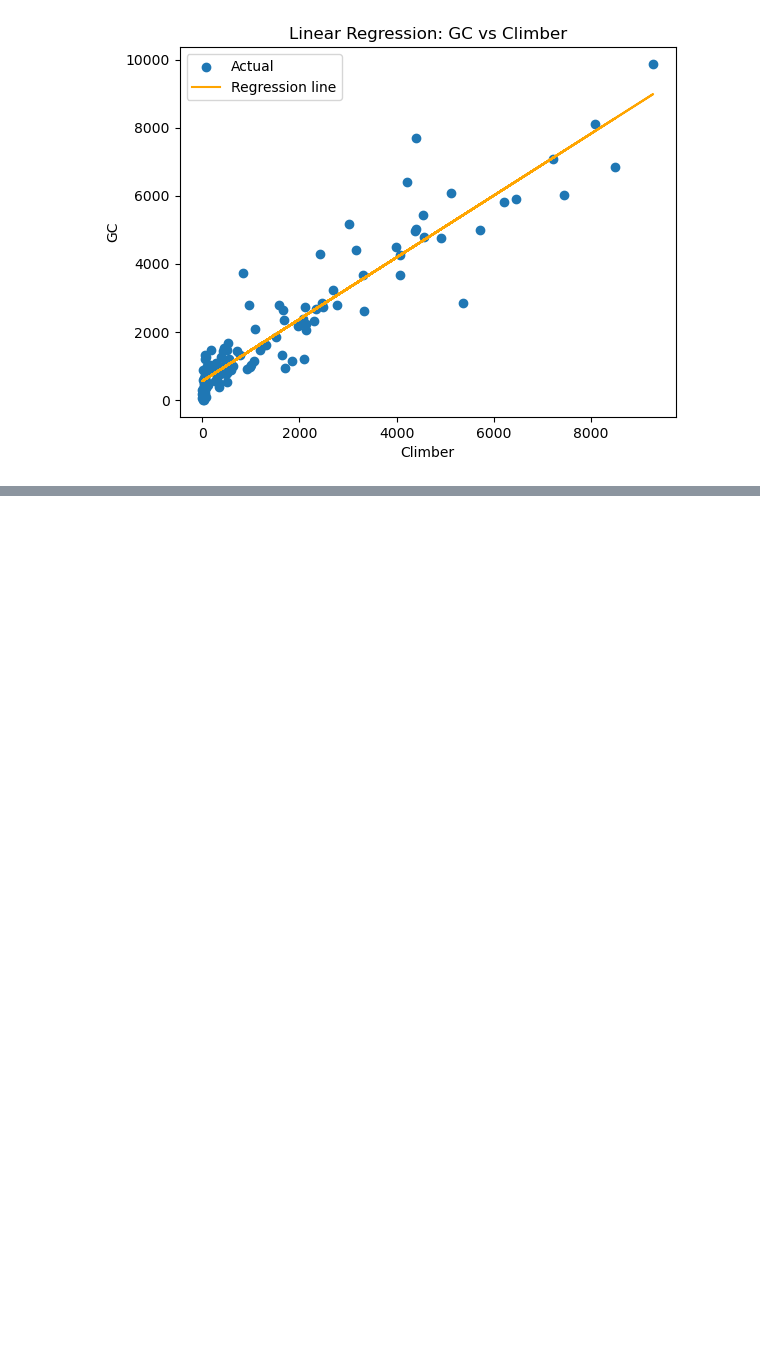
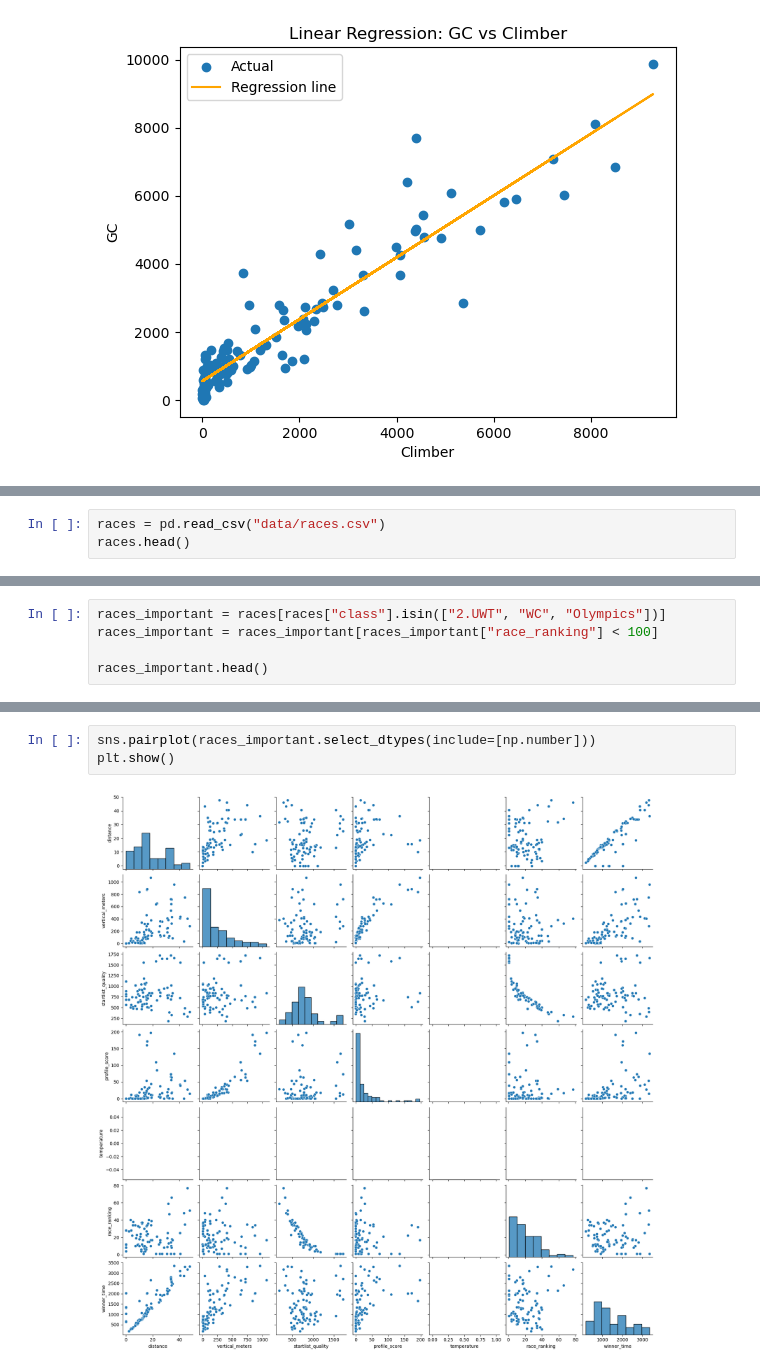
Before and after one commit to appollo30/PCS-chrono-cycling-time-trial-data-analysis, a Jupyter notebook: tests.ipynb, the cells around one changed output, grey strips where cells are left out. Drawn from its saved outputs; the diff is of its cells as text; blank space fills up the shorter version.

```diff
--- a/tests.ipynb
+++ b/tests.ipynb
@@ -81,0 +86,3 @@ plt.show()
+# %%
+races = pd.read_csv("data/races.csv")
+races.head()
@@ -81,0 +108,5 @@ plt.show()
+# %%
+races_important = races[races["class"].isin(["2.UWT", "WC", "Olympics"])]
+races_important = races_important[races_important["race_ranking"] < 100]
+
+races_important.head()
@@ -81,0 +120,5 @@ plt.show()
+# %%
+sns.pairplot(races_important.select_dtypes(include=[np.number]))
+plt.show()
+# %% [output]
+[figure, added]
```
Also changed, not shown: parts of 5 cells of this notebook, 6 other files.
